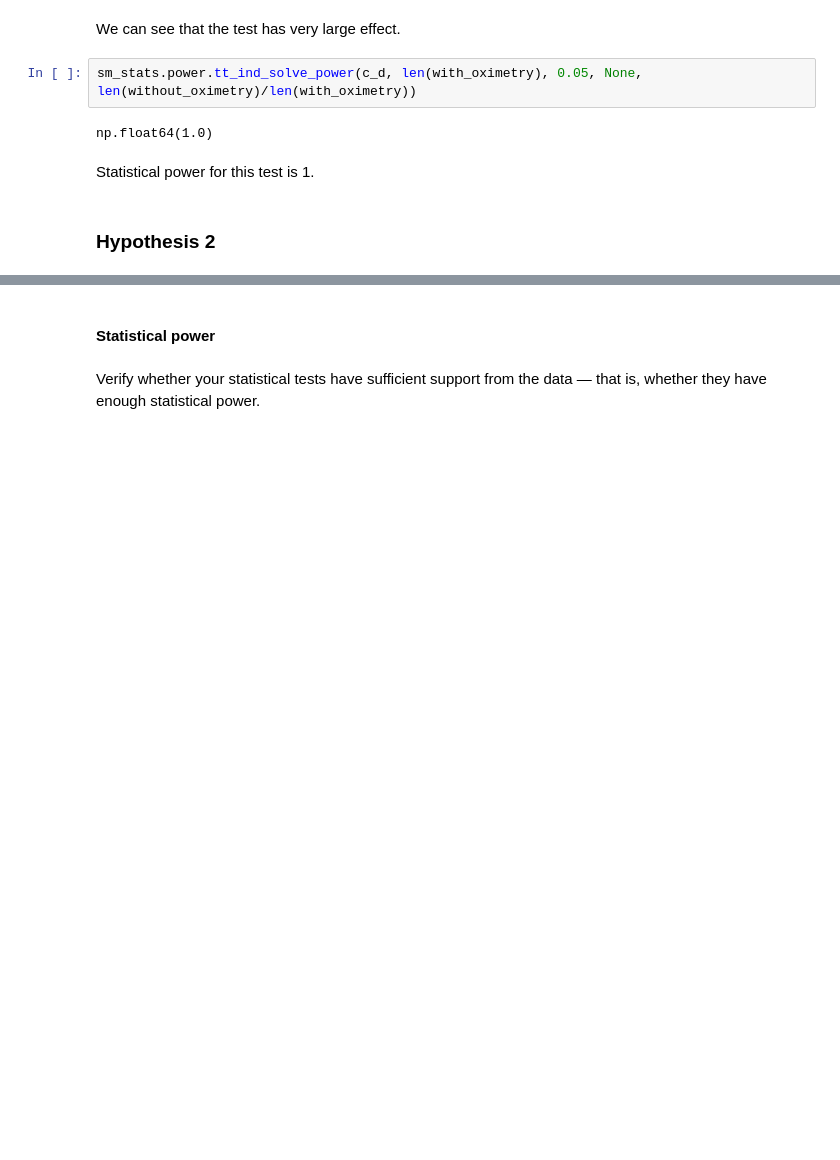
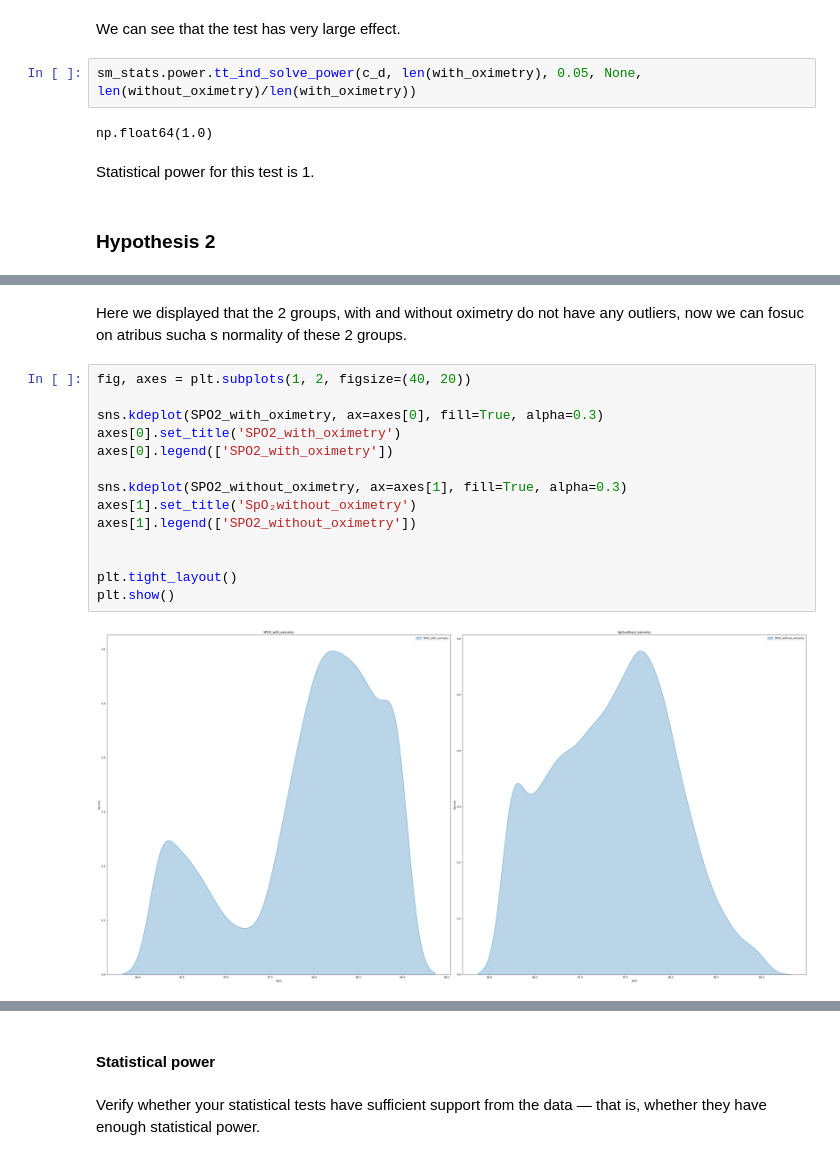
Before and after one commit to kurcinamarian/IAU, a Jupyter notebook: Project.ipynb, the cells around one changed output, grey strips where cells are left out. Drawn from its saved outputs; the diff is of its cells as text; blank space fills up the shorter version.

```diff
--- a/Project.ipynb
+++ b/Project.ipynb
@@ -1504,0 +1541,18 @@ Comment
+# %% [markdown]
+Here we displayed that the 2 groups, with and without oximetry do not have any outliers, now we can fosuc on atribus sucha s normality of these 2 groups.
+# %%
+fig, axes = plt.subplots(1, 2, figsize=(40, 20))
+
+sns.kdeplot(SPO2_with_oximetry, ax=axes[0], fill=True, alpha=0.3)
+axes[0].set_title('SPO2_with_oximetry')
+axes[0].legend(['SPO2_with_oximetry'])
+
+sns.kdeplot(SPO2_without_oximetry, ax=axes[1], fill=True, alpha=0.3)
+axes[1].set_title('SpO₂without_oximetry')
+axes[1].legend(['SPO2_without_oximetry'])
+
+
+plt.tight_layout()
+plt.show()
+# %% [output]
+[figure, added]
```
Also changed, not shown: parts of 32 cells of this notebook.
